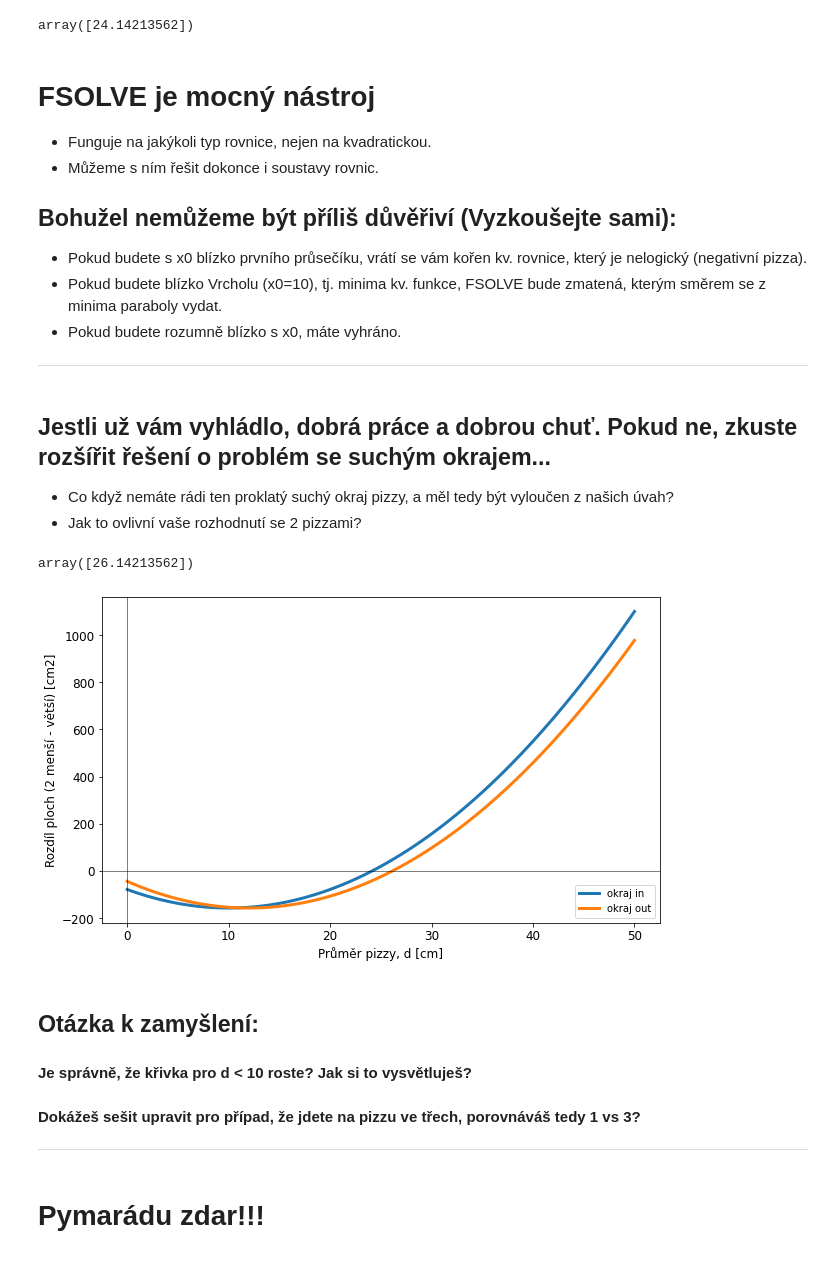
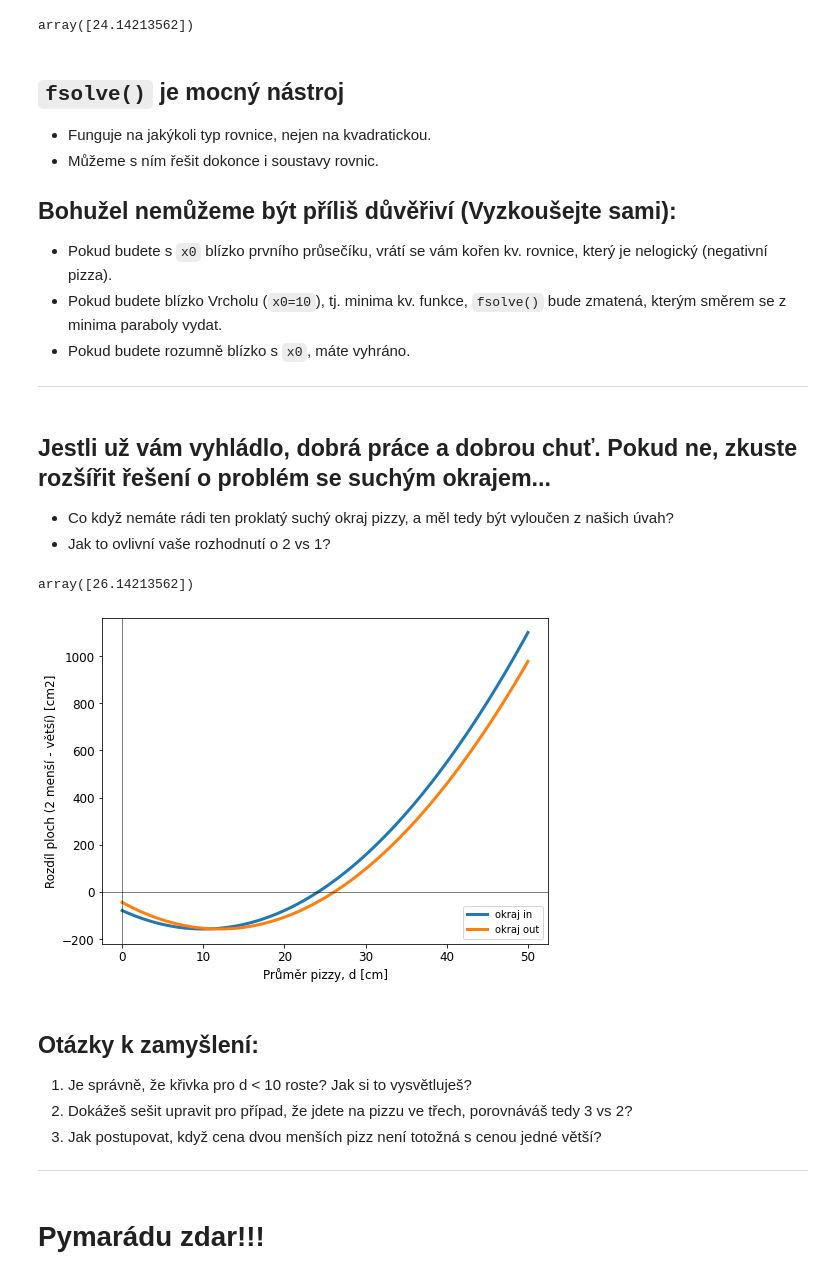
Before and after one commit to palec87/pymarad, a Jupyter notebook: cz/01_kvadraticka/kvadraticka_pizza_reseni.ipynb, the cells around one changed output. Cells and saved outputs as stored; diff of their text form; code cells hidden in the pictures.

```diff
--- a/cz/01_kvadraticka/kvadraticka_pizza_reseni.ipynb
+++ b/cz/01_kvadraticka/kvadraticka_pizza_reseni.ipynb
@@ -21,13 +21,13 @@
 ---
 ---
 # %%
-# importuj klasické moduly jako ve výkladu
+# import klasických modulů jako v úvodním sešitu
 import numpy as np
 import matplotlib.pyplot as plt
 
 # pokročilý trik, který umožňuje měnit parametry vašich grafů pro celý sešit
 import matplotlib as mpl
-mpl.rcParams['figure.figsize'] = [10,6] # velikost grafu
+mpl.rcParams['figure.figsize'] = [8,6] # velikost grafu
 mpl.rcParams['lines.linewidth'] = 3  # tloušťka čáry
 mpl.rcParams['lines.markersize'] = 10  # velikost bodů v grafu
 mpl.rcParams['xtick.labelsize'] = 12  # velikost fontu popisků osových bodů x
@@ -64,6 +64,6 @@ Po převedení na jednu stranu řešíme, kdy má výsledná funkce hodnoty > 0
 * POZN. $\pi$ se v pythonu zapisuje jako np.pi
 # %%
 # spočti hodnoty funkce pro d, která sis vybrala
-f1 = 2*np.pi*(d/2)**2 - np.pi*((d+10)/2)**2
+f = 2*np.pi*(d/2)**2 - np.pi*((d+10)/2)**2
 # %%
 # A teď vykresli naši funkci, spolu s osou x, jako je níže
@@ -119,21 +119,21 @@ fsolve(rozdil_ploch, 11)
 # %% [output]
 array([24.14213562])
 # %% [markdown]
-# FSOLVE je mocný nástroj
+## `fsolve()` je mocný nástroj
 * Funguje na jakýkoli typ rovnice, nejen na kvadratickou.
 * Můžeme s ním řešit dokonce i soustavy rovnic.
 
 ## Bohužel nemůžeme být příliš důvěřiví (Vyzkoušejte sami):
-* Pokud budete s x0 blízko prvního průsečíku, vrátí se vám kořen kv. rovnice, který je nelogický (negativní pizza).
-* Pokud budete blízko Vrcholu (x0=10), tj. minima kv. funkce, FSOLVE bude zmatená, kterým směrem se z minima paraboly vydat.
-* Pokud budete rozumně blízko s x0, máte vyhráno.
+* Pokud budete s `x0` blízko prvního průsečíku, vrátí se vám kořen kv. rovnice, který je nelogický (negativní pizza).
+* Pokud budete blízko Vrcholu (`x0=10`), tj. minima kv. funkce, `fsolve()` bude zmatená, kterým směrem se z minima paraboly vydat.
+* Pokud budete rozumně blízko s `x0`, máte vyhráno.
 
 ---
 # %% [markdown]
 ## Jestli už vám vyhládlo, dobrá práce a dobrou chuť. Pokud ne, zkuste rozšířit řešení o problém se suchým okrajem...
 
 * Co když nemáte rádi ten proklatý suchý okraj pizzy, a měl tedy být vyloučen z našich úvah?
-* Jak to ovlivní vaše rozhodnutí se 2 pizzami?
+* Jak to ovlivní vaše rozhodnutí o 2 vs 1?
 # %%
 # Nejjednodušší je upravit naši funkci pro výpočet rozdílu ploch
 # přidáním volného parametru okraj, který má význam tloušťky okraje v cm.
@@ -147,20 +147,21 @@ fsolve(rozdil_ploch, 15, args=1)
 array([26.14213562])
 # %%
 # Opětovné vykreslení grafů
-plt.plot(d, f1, label='okraj in')
+plt.plot(d, f, label='okraj in')
 plt.plot(d, rozdil_ploch(d,1), label='okraj out')
-plt.axhline(0, -5, 5, color='k', lw=0.5)
-plt.axvline(0, -5, 5, color='k', lw=0.5)
+plt.axhline(0, color='k', lw=0.5)
+plt.axvline(0, color='k', lw=0.5)
 plt.xlabel('Průměr pizzy, d [cm]')
 plt.ylabel('Rozdíl ploch (2 menší - větší) [cm2]')
 plt.legend()
 plt.show()
 # %% [output]
-[figure, old version]
+[figure, new version]
 # %% [markdown]
-## Otázka k zamyšlení:
-#### Je správně, že křivka pro d < 10 roste? Jak si to vysvětluješ?
-#### Dokážeš sešit upravit pro případ, že jdete na pizzu ve třech, porovnáváš tedy 1 vs 3?
+## Otázky k zamyšlení:
+1. Je správně, že křivka pro d < 10 roste? Jak si to vysvětluješ?
+2. Dokážeš sešit upravit pro případ, že jdete na pizzu ve třech, porovnáváš tedy 3 vs 2?
+3. Jak postupovat, když cena dvou menších pizz není totožná s cenou jedné větší?
 
 ----
 # %% [markdown]
```
Also changed, not shown: parts of 12 cells of this notebook, 3 other files.
